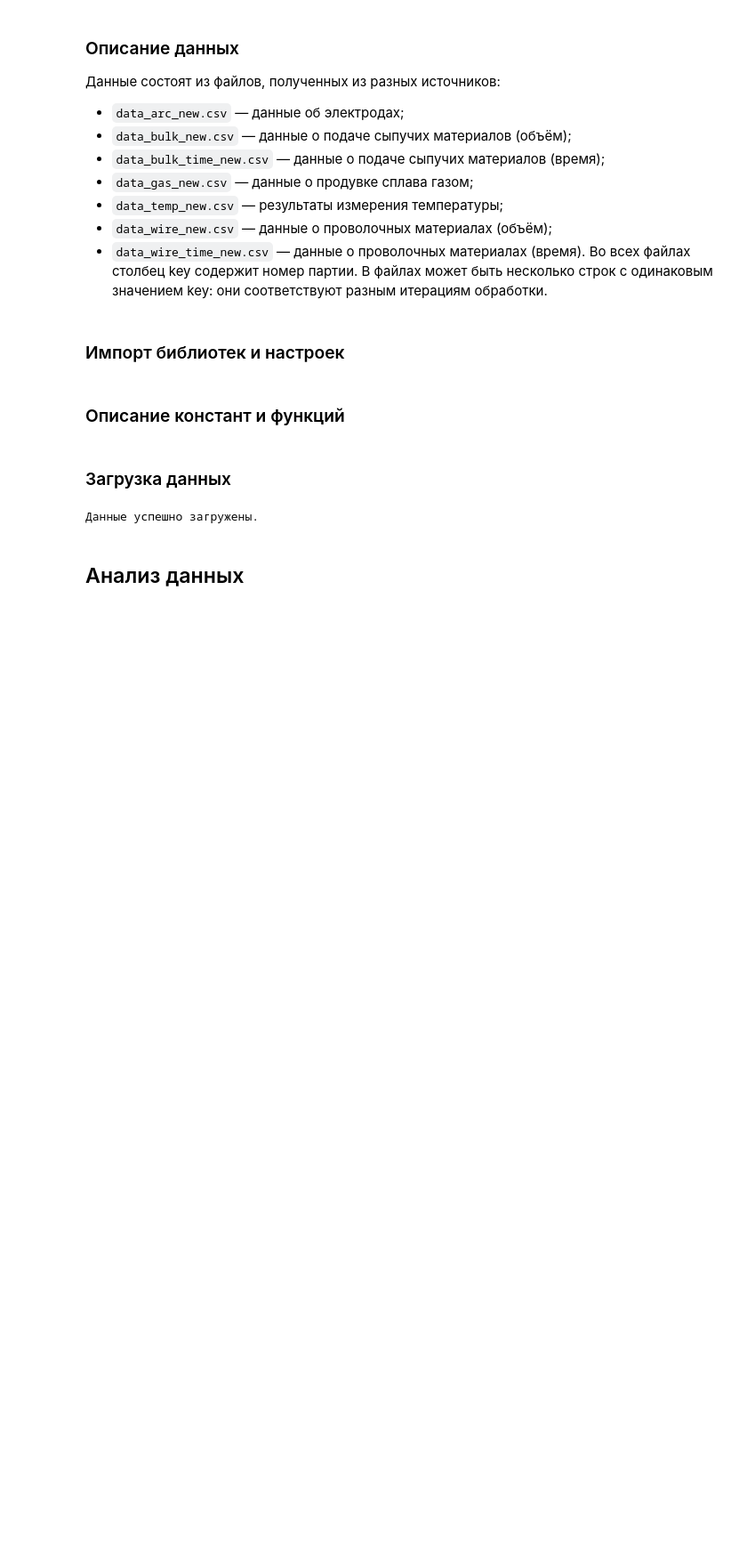
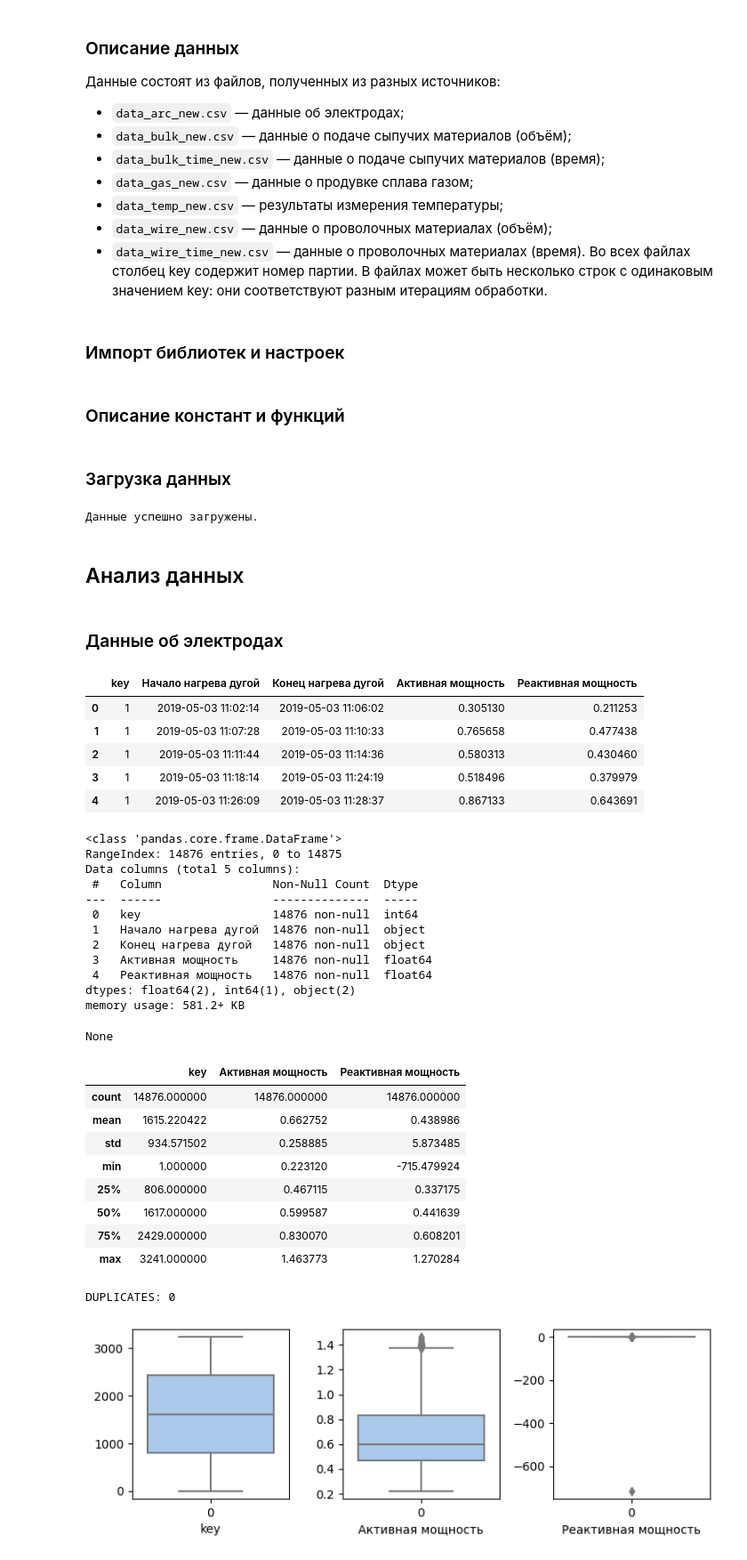
Before and after one commit to ivtroitskiy/datascience_bootcamp, a Jupyter notebook: fiinal_project.ipynb, the cells around one changed output. Shown at 89% size. Drawn from its saved outputs; the diff is of its cells as text; code cells hidden in the pictures; blank space fills up the shorter version.

```diff
--- a/fiinal_project.ipynb
+++ b/fiinal_project.ipynb
@@ -32,6 +32,29 @@ matplotlib.rc('figure', figsize=(10, 5))
 sns.set_palette("pastel")
 # %% [markdown]
 ### Описание констант и функций
+# %%
+def dataframe_info(df):
+
+    # Общая информация
+    display(df.head())
+    display(df.info())
+    display(df.describe())
+    print('DUPLICATES:', df.duplicated().sum())
+
+    # Боксплоты числовых колонок
+
+    num_cols = df.select_dtypes(np.number).columns.tolist()
+
+    i = 0
+    fig = plt.figure(figsize=(10,10))
+
+    for col in num_cols:
+
+        fig.add_subplot(4, 4, i+1)
+        sns.boxplot(data=df[col])
+        plt.xlabel(col)
+        plt.tight_layout()
+        i+=1
 # %% [markdown]
 ### Загрузка данных
 # %%
@@ -54,3 +77,38 @@ print('Данные успешно загружены.')
 Данные успешно загружены.
 # %% [markdown]
 ## Анализ данных
+# %% [markdown]
+### Данные об электродах
+# %%
+dataframe_info(c)
+# %% [output]
+|  | key | Начало нагрева дугой | Конец нагрева дугой | Активная мощность | Реактивная мощность |
+| 0 | 1 | 2019-05-03 11:02:14 | 2019-05-03 11:06:02 | 0.305130 | 0.211253 |
+| 1 | 1 | 2019-05-03 11:07:28 | 2019-05-03 11:10:33 | 0.765658 | 0.477438 |
+| 2 | 1 | 2019-05-03 11:11:44 | 2019-05-03 11:14:36 | 0.580313 | 0.430460 |
+| 3 | 1 | 2019-05-03 11:18:14 | 2019-05-03 11:24:19 | 0.518496 | 0.379979 |
+| 4 | 1 | 2019-05-03 11:26:09 | 2019-05-03 11:28:37 | 0.867133 | 0.643691 |
+<class 'pandas.core.frame.DataFrame'>
+RangeIndex: 14876 entries, 0 to 14875
+Data columns (total 5 columns):
+ #   Column                Non-Null Count  Dtype
+---  ------                --------------  -----
+ 0   key                   14876 non-null  int64
+ 1   Начало нагрева дугой  14876 non-null  object
+ 2   Конец нагрева дугой   14876 non-null  object
+ 3   Активная мощность     14876 non-null  float64
+ 4   Реактивная мощность   14876 non-null  float64
+dtypes: float64(2), int64(1), object(2)
+memory usage: 581.2+ KB
+None
+|  | key | Активная мощность | Реактивная мощность |
+| count | 14876.000000 | 14876.000000 | 14876.000000 |
+| mean | 1615.220422 | 0.662752 | 0.438986 |
+| std | 934.571502 | 0.258885 | 5.873485 |
+| min | 1.000000 | 0.223120 | -715.479924 |
+| 25% | 806.000000 | 0.467115 | 0.337175 |
+| 50% | 1617.000000 | 0.599587 | 0.441639 |
+| 75% | 2429.000000 | 0.830070 | 0.608201 |
+| max | 3241.000000 | 1.463773 | 1.270284 |
+DUPLICATES: 0
+[figure, added]
```
Also changed, not shown: parts of 28 cells of this notebook.
